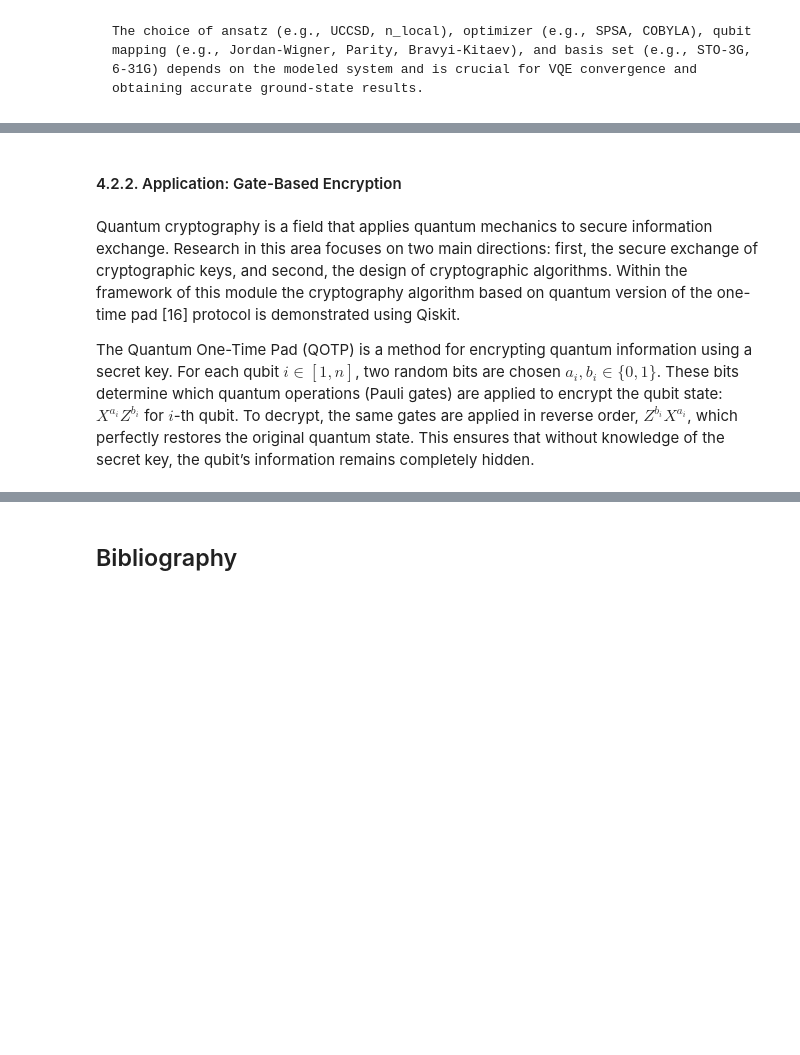
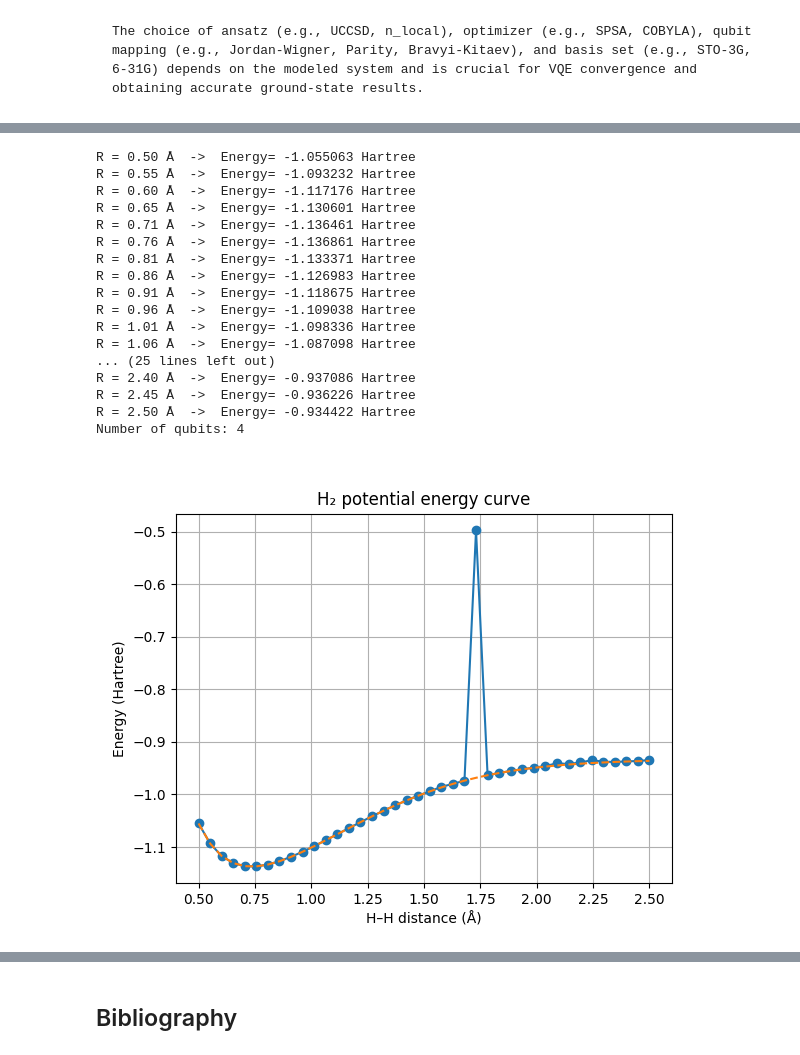
Before and after one commit to QTechEdu/QTech_notebooks, a Jupyter notebook: Quantum-computing.ipynb, the cells around one changed output, grey strips where cells are left out. Drawn from its saved outputs; the diff is of its cells as text; code cells hidden in the pictures; blank space fills up the shorter version.

Commit message:
Quantum-computing_H_H+2_H2

```diff
--- a/Quantum-computing.ipynb
+++ b/Quantum-computing.ipynb
@@ -1151,25 +2024,24 @@ from qiskit_algorithms.optimizers import COBYLA
 
 from qiskit.primitives import StatevectorEstimator as Estimator
 from qiskit_nature.second_q.drivers import PySCFDriver
-from qiskit_nature.second_q.mappers import ParityMapper
+# from qiskit_nature.second_q.mappers import ParityMapper
 from qiskit_nature.second_q.circuit.library import HartreeFock
 from qiskit_algorithms.minimum_eigensolvers import NumPyMinimumEigensolver
 
 exact_solver = NumPyMinimumEigensolver()
 estimator = Estimator()
-mapper = ParityMapper()
+# mapper = ParityMapper()
 
 distances = np.linspace(0.5, 2.5, 40)
 energies = []
 energies_class = []
-energies_iter = []
-
-def callback(eval_count, params, energy, stddev): # observation the learning process
-    energies_iter.append(energy)
+all_iterations = []
 
 for R in distances:
 
-# Building the model using PySCF
+
+
+# -------------------Building the model using PySCF-------------------
     driver = PySCFDriver(
         atom=f"H 0 0 0; H 0 0 {R}",
         basis="sto3g", # 6-31G
@@ -1186,18 +2058,19 @@ for R in distances:
 
     problem = driver.run()
 
-# Map fermionic Hamiltonian → qubit Hamiltonian
+
+# --------------Map fermionic Hamiltonian → qubit Hamiltonian--------------
     second_q_ops = problem.second_q_ops()[0]
     mapper = JordanWignerMapper()
     qubit_hamiltonian = mapper.map(second_q_ops)
 
-# Create Hartree-Fock initial state (specific to this Hamiltonian)
+# --------Create Hartree-Fock initial state (specific to this Hamiltonian)--------
     hf_state = HartreeFock(
         num_spatial_orbitals=problem.num_spatial_orbitals,
         num_particles=problem.num_particles,
         qubit_mapper=mapper
     )
-# Ansatz preparation (quantum model)
+# -------------------Ansatz preparation (quantum model)-------------------
 
     # ansatz = n_local(
     #     num_qubits=qubit_hamiltonian.num_qubits, # number of qubits in your mapped Hamiltonian
@@ -1213,42 +2086,65 @@ for R in distances:
         initial_state=hf_state
     )
 
-  # Optimizer & VQE
+  # -------------------Optimizer & VQE-------------------
     optimizer = SPSA (maxiter=150)
     # optimizer = COBYLA(maxiter=200)
+
+    nuclear_repulsion = problem.nuclear_repulsion_energy
+
+    energies_iter = []
+
+    def callback(eval_count, params, energy, stddev): # observation the learning process
+        total_E = energy + nuclear_repulsion
+        energies_iter.append(total_E)
 
     vqe = VQE(ansatz=ansatz, optimizer=optimizer, estimator=estimator, callback=callback)
 
     result = vqe.compute_minimum_eigenvalue(qubit_hamiltonian)
 
     electronic_energy = np.real(result.eigenvalue)
-    nuclear_repulsion = problem.nuclear_repulsion_energy
+    # nuclear_repulsion = problem.nuclear_repulsion_energy
     total_energy = electronic_energy + nuclear_repulsion
     energies.append(total_energy)
 
     print(f"R = {R:.2f} Å  ->  Energy= {total_energy:.6f} Hartree")
 
 # Classical (exact)
     exact_result = exact_solver.compute_minimum_eigenvalue(qubit_hamiltonian)
     energies_class.append(np.real(exact_result.eigenvalue + nuclear_repulsion))
+    all_iterations.append(energies_iter.copy())
 
-
-print(qubit_hamiltonian)
+# print(qubit_hamiltonian)
 print("Number of qubits:", qubit_hamiltonian.num_qubits)
 
-ansatz.draw("mpl", style="iqp")
-plt.show()
+# ------------------- Plot-------------------------
 
-# -------------------------
-# Plot
-# -------------------------
 plt.figure()
 plt.plot(distances, energies, "o-", label="VQE")
 plt.plot(distances, energies_class, "--", label="Exact (classical)")
 plt.xlabel("H–H distance (Å)")
 plt.ylabel("Energy (Hartree)")
 plt.title("H₂ potential energy curve")
 plt.grid(True)
 
 plt.show()
+# %% [output]
+R = 0.50 Å  ->  Energy= -1.055063 Hartree
+R = 0.55 Å  ->  Energy= -1.093232 Hartree
+R = 0.60 Å  ->  Energy= -1.117176 Hartree
+R = 0.65 Å  ->  Energy= -1.130601 Hartree
+R = 0.71 Å  ->  Energy= -1.136461 Hartree
+R = 0.76 Å  ->  Energy= -1.136861 Hartree
+R = 0.81 Å  ->  Energy= -1.133371 Hartree
+R = 0.86 Å  ->  Energy= -1.126983 Hartree
+R = 0.91 Å  ->  Energy= -1.118675 Hartree
+R = 0.96 Å  ->  Energy= -1.109038 Hartree
+R = 1.01 Å  ->  Energy= -1.098336 Hartree
+R = 1.06 Å  ->  Energy= -1.087098 Hartree
+... (25 lines left out)
+R = 2.40 Å  ->  Energy= -0.937086 Hartree
+R = 2.45 Å  ->  Energy= -0.936226 Hartree
+R = 2.50 Å  ->  Energy= -0.934422 Hartree
+Number of qubits: 4
+[figure, added]
 # %%
@@ -1272,9 +2175,3 @@ plt.ylabel("Energy error (Hartree)")
 plt.title("VQE error")
 plt.grid(True)
 plt.show()
-# %% [markdown]
-#### 4.2.2. Application: Gate-Based Encryption
-# %% [markdown]
-Quantum cryptography is a field that applies quantum mechanics to secure information exchange. Research in this area focuses on two main directions: first, the secure exchange of cryptographic keys, and second, the design of cryptographic algorithms. Within the framework of this module the cryptography algorithm based on quantum version of the one-time pad [16] protocol is demonstrated using Qiskit.
-
-The Quantum One-Time Pad (QOTP) is a method for encrypting quantum information using a secret key. For each qubit $i \in [1,n]$, two random bits are chosen $a_i, b_i \in \{0,1\}$. These bits determine which quantum operations (Pauli gates) are applied to encrypt the qubit state: $X^{a_i} Z^{b_i}$ for $i$-th qubit. To decrypt, the same gates are applied in reverse order, $Z^{b_i} X^{a_i}$, which perfectly restores the original quantum state. This ensures that without knowledge of the secret key, the qubit’s information remains completely hidden.
```
Also changed, not shown: parts of 53 cells of this notebook, 1 other file.
